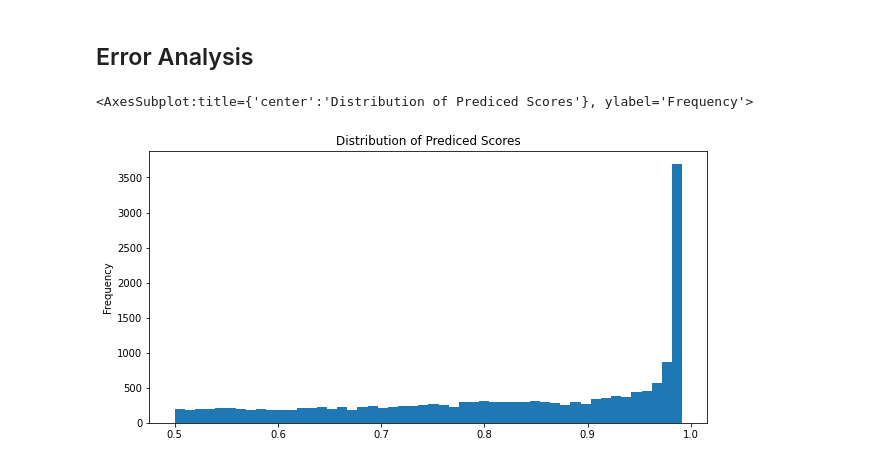
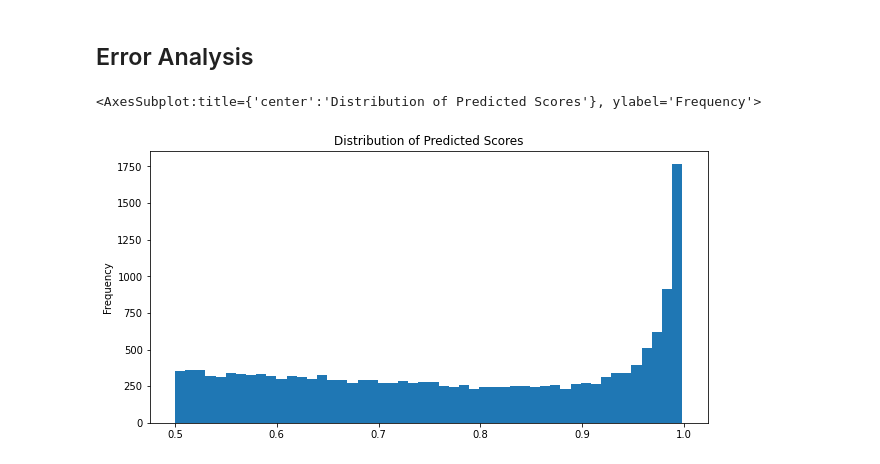
Before and after one commit to fastforwardlabs/text-style-transfer, a Jupyter notebook: notebooks/WNC_full_style_classifier_evaluation.ipynb, the cells around one changed output. Cells and saved outputs as stored; diff of their text form; code cells hidden in the pictures.

```diff
--- a/notebooks/WNC_full_style_classifier_evaluation.ipynb
+++ b/notebooks/WNC_full_style_classifier_evaluation.ipynb
@@ -14,5 +14,6 @@ The autoreload extension is already loaded. To reload it, use:
 # %%
-MODEL_PATH = "../models/bert-cls-full3/checkpoint-96000"
+# MODEL_PATH = "../models/bert-cls-full3/checkpoint-96000"
+MODEL_PATH = "../models/TRIAL-J-shuffle-lr_3en06-epoch_15-wd_.1-bs_32/checkpoint-67466"
 CLS_DATASET_PATH = "/home/cdsw/data/processed/WNC_cls_full"
 
 sce = StyleClassifierEvaluation(
@@ -52,0 +58,4 @@ sce.get_classification_report()
+# %%
+sce.metric_df["num_tokens"] = sce.metric_df.apply(
+    lambda x: len(x["text"].split(" ")), axis=1
+)
@@ -54,8 +99,8 @@ sce.get_classification_report()
 ## Error Analysis
 # %%
 sce.metric_df.pred_score.plot(
-    kind="hist", bins=50, title="Distribution of Prediced Scores", figsize=(10, 5)
+    kind="hist", bins=50, title="Distribution of Predicted Scores", figsize=(10, 5)
 )
 # %% [output]
-<AxesSubplot:title={'center':'Distribution of Prediced Scores'}, ylabel='Frequency'>
+<AxesSubplot:title={'center':'Distribution of Predicted Scores'}, ylabel='Frequency'>
-[figure, old version]
+[figure, new version]
```
Also changed, not shown: parts of 20 cells of this notebook, 9 other files.
